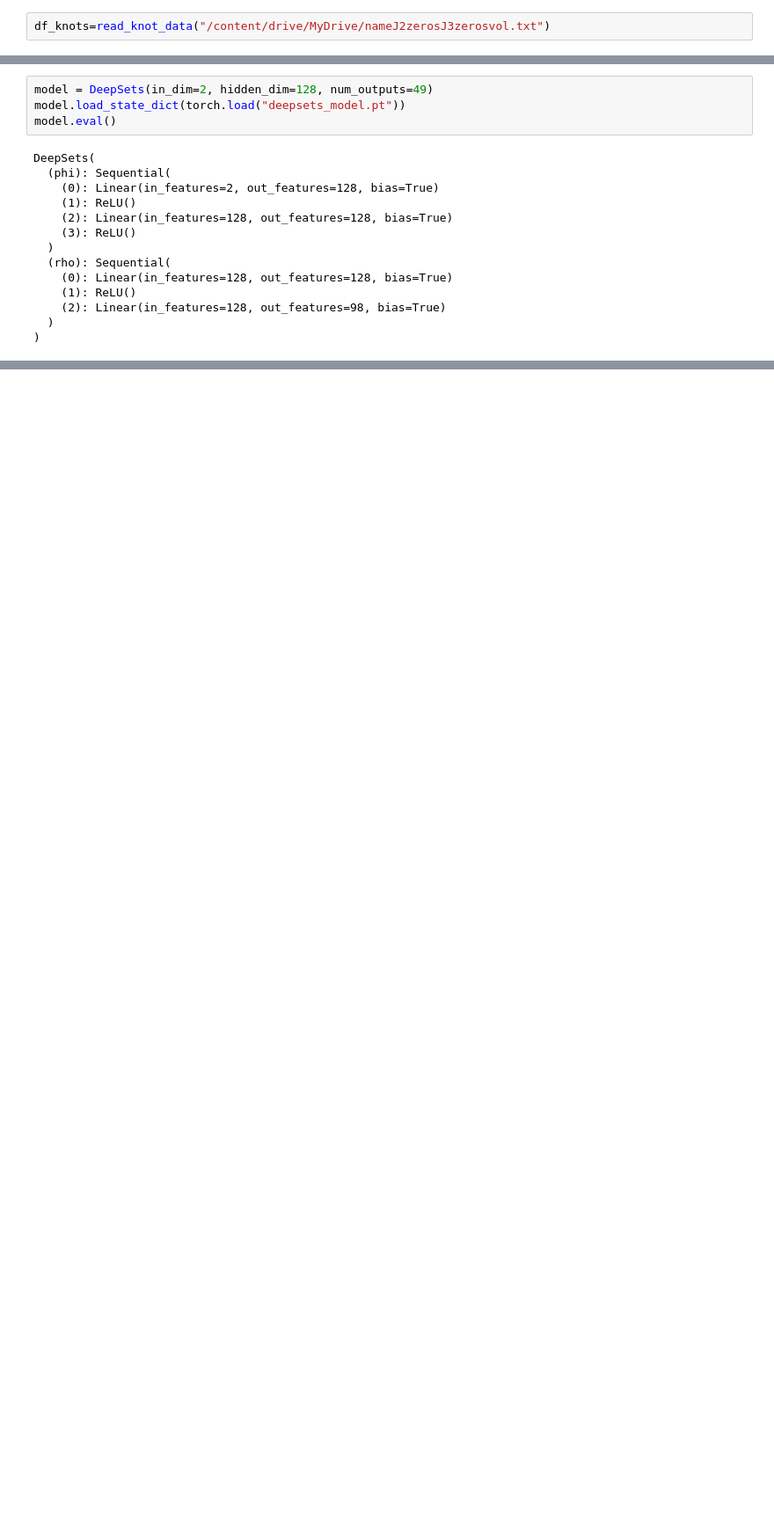
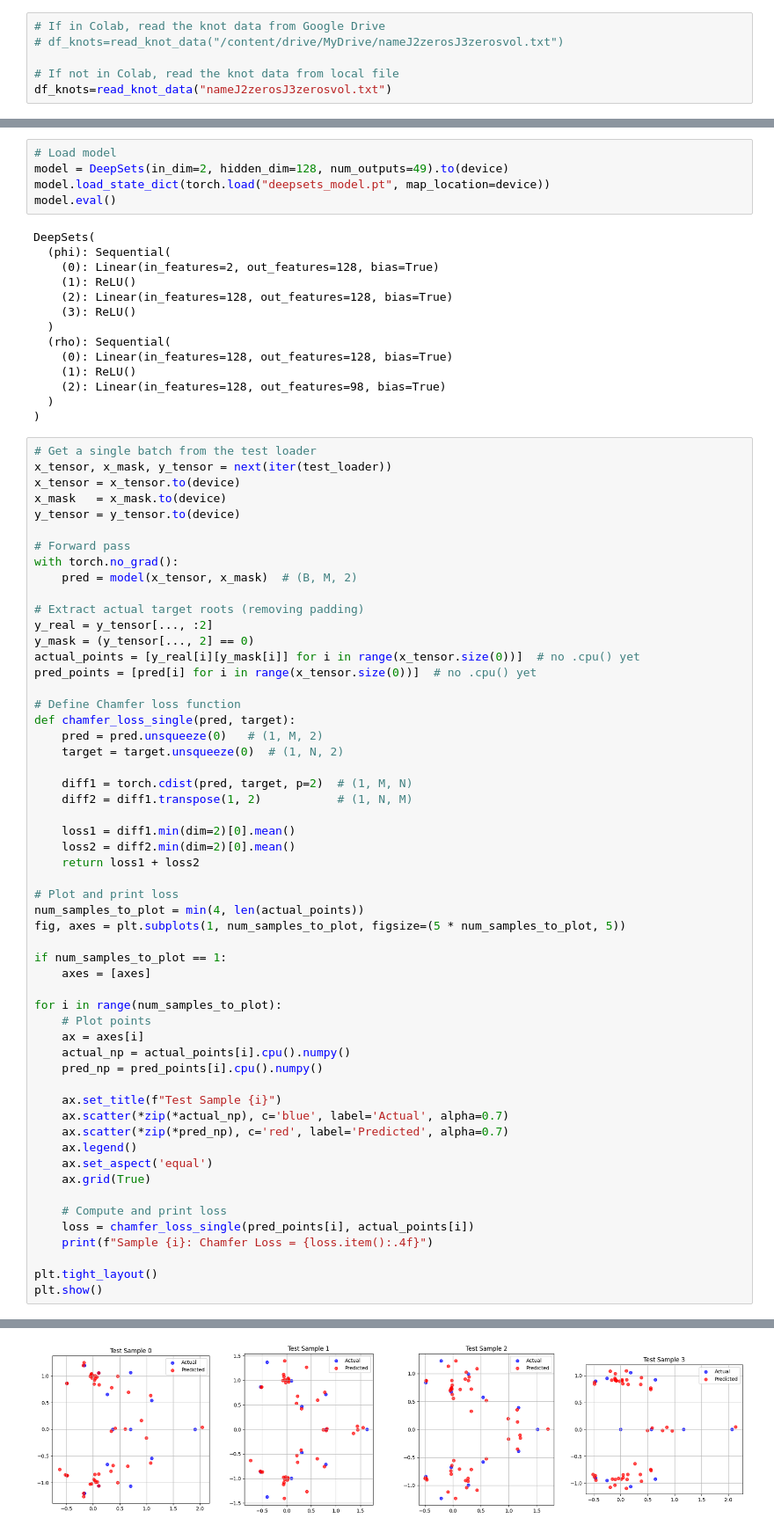
Before and after one commit to xylr11/knot-transformers, a Jupyter notebook: DeepSetChamfer.ipynb, the cells around one changed output, grey strips where cells are left out. Shown: that part at 88% size. Cells and saved outputs as stored; diff of their text form; blank space fills up the shorter version.

Commit message:
Added graphing for validation. I'm not treating confidences well, so I need to update the model.

```diff
--- a/DeepSetChamfer.ipynb
+++ b/DeepSetChamfer.ipynb
@@ -40,7 +42,11 @@ def read_knot_data(filename):
     df = pd.DataFrame(records, columns=["knot_name", "J_zeros", "C_zeros", "volume"])
     return df
 # %%
-df_knots=read_knot_data("/content/drive/MyDrive/nameJ2zerosJ3zerosvol.txt")
+# If in Colab, read the knot data from Google Drive
+# df_knots=read_knot_data("/content/drive/MyDrive/nameJ2zerosJ3zerosvol.txt")
+
+# If not in Colab, read the knot data from local file
+df_knots=read_knot_data("nameJ2zerosJ3zerosvol.txt")
 # %%
 def sort_complex_pairs(pair_list):
     """
@@ -292,8 +298,9 @@ Epoch 20: Train Loss = 0.0429
 # %%
 torch.save(model.state_dict(), "deepsets_model.pt")
 # %%
-model = DeepSets(in_dim=2, hidden_dim=128, num_outputs=49)
-model.load_state_dict(torch.load("deepsets_model.pt"))
+# Load model
+model = DeepSets(in_dim=2, hidden_dim=128, num_outputs=49).to(device)
+model.load_state_dict(torch.load("deepsets_model.pt", map_location=device))
 model.eval()
 # %% [output]
 DeepSets(
@@ -309,3 +316,59 @@ DeepSets(
     (2): Linear(in_features=128, out_features=98, bias=True)
   )
 )
+# %%
+# Get a single batch from the test loader
+x_tensor, x_mask, y_tensor = next(iter(test_loader))
+x_tensor = x_tensor.to(device)
+x_mask   = x_mask.to(device)
+y_tensor = y_tensor.to(device)
+
+# Forward pass
+with torch.no_grad():
+    pred = model(x_tensor, x_mask)  # (B, M, 2)
+
+# Extract actual target roots (removing padding)
+y_real = y_tensor[..., :2]
+y_mask = (y_tensor[..., 2] == 0)
+actual_points = [y_real[i][y_mask[i]] for i in range(x_tensor.size(0))]  # no .cpu() yet
+pred_points = [pred[i] for i in range(x_tensor.size(0))]  # no .cpu() yet
+
+# Define Chamfer loss function
+def chamfer_loss_single(pred, target):
+    pred = pred.unsqueeze(0)   # (1, M, 2)
+    target = target.unsqueeze(0)  # (1, N, 2)
+
+    diff1 = torch.cdist(pred, target, p=2)  # (1, M, N)
+    diff2 = diff1.transpose(1, 2)           # (1, N, M)
+
+    loss1 = diff1.min(dim=2)[0].mean()
+    loss2 = diff2.min(dim=2)[0].mean()
+    return loss1 + loss2
+
+# Plot and print loss
+num_samples_to_plot = min(4, len(actual_points))
+fig, axes = plt.subplots(1, num_samples_to_plot, figsize=(5 * num_samples_to_plot, 5))
+
+if num_samples_to_plot == 1:
+    axes = [axes]
+
+for i in range(num_samples_to_plot):
+    # Plot points
+    ax = axes[i]
+    actual_np = actual_points[i].cpu().numpy()
+    pred_np = pred_points[i].cpu().numpy()
+
+    ax.set_title(f"Test Sample {i}")
+    ax.scatter(*zip(*actual_np), c='blue', label='Actual', alpha=0.7)
+    ax.scatter(*zip(*pred_np), c='red', label='Predicted', alpha=0.7)
+    ax.legend()
+    ax.set_aspect('equal')
+    ax.grid(True)
+
+    # Compute and print loss
+    loss = chamfer_loss_single(pred_points[i], actual_points[i])
+    print(f"Sample {i}: Chamfer Loss = {loss.item():.4f}")
+
+plt.tight_layout()
+plt.show()
+# %% [output]
@@ -311,0 +379 @@ DeepSets(
+[figure, added]
```
Also changed, not shown: parts of 5 cells of this notebook, 1 other file.
